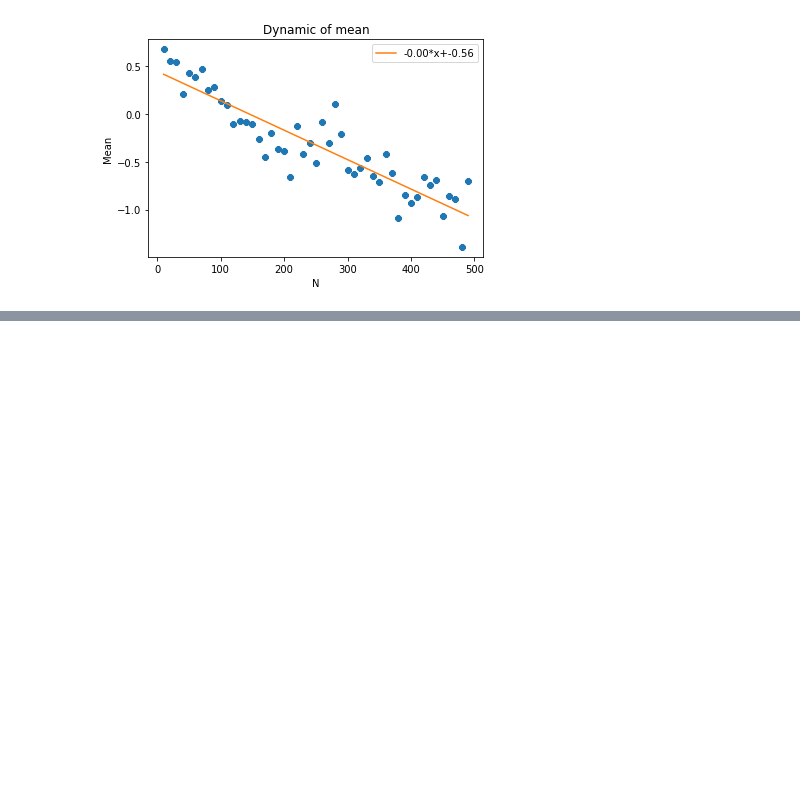
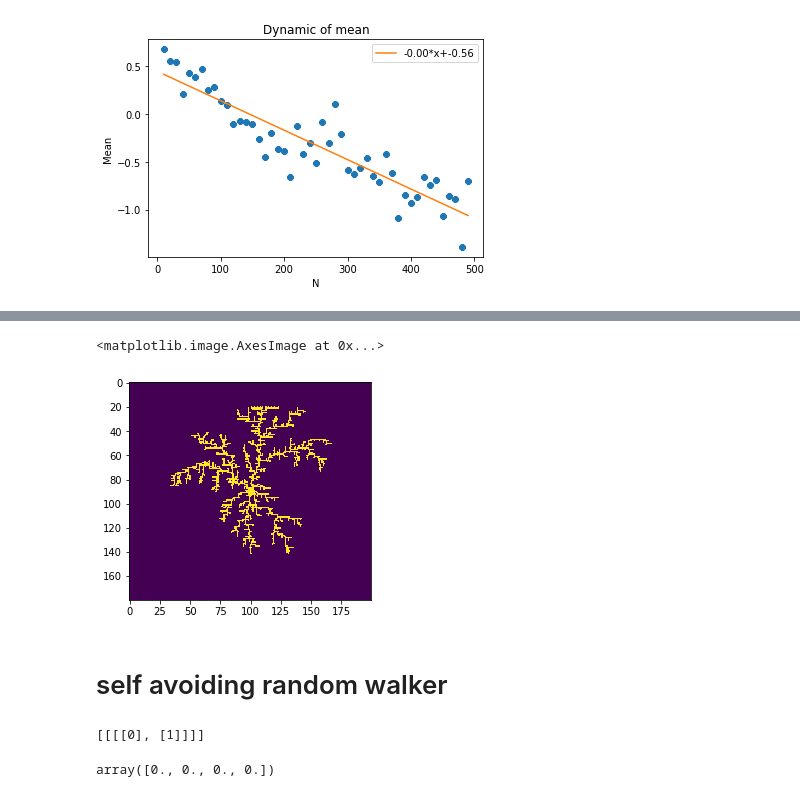
Before and after one commit to alifele/Montecarlo-and-Molecular-dynamics, a Jupyter notebook: Python/Radom_Walk/Random_Walker.ipynb, the cells around one changed output, grey strips where cells are left out. Saved outputs shown, nothing was run; the diff lists cells and outputs as text; code cells hidden in the pictures; blank space fills up the shorter version.

Commit message:
Random Walk update

```diff
--- a/Python/Radom_Walk/Random_Walker.ipynb
+++ b/Python/Radom_Walk/Random_Walker.ipynb
@@ -155,0 +202,41 @@ Text(0.5, 1.0, 'Dynamic of mean')
+# %%
+Number_of_walkers = 1000
+start_row=160
+seed_size=200
+for walker in range(Number_of_walkers):
+    j=np.random.randint(0,seed_size)
+    i=start_row
+    while image[i,j%200]!=1:
+        #print(i)
+        #print(j)
+        if i>start_row:
+            i=start_row
+        i = i%170
+        j=j%200
+
+        rand = np.random.random()
+        if rand>0 and rand<0.25:
+            i = i+1
+        if rand>0.25 and rand<0.5:
+            i = i-1
+        if rand>0.5 and rand<0.75:
+            j = j+1
+        if rand>0.75 and rand<1:
+            j = j-1
+
+        if image[i-1,j%seed_size]==1:
+            image[i,j]=1
+            #print(i,j)
+        if image[i,(j-1)%seed_size]==1:
+            image[i,j]=1
+            #print(i,j)
+        if image[i,(j+1)%seed_size]==1:
+            image[i,j]=1
+            #print(i,j)
+# %%
+plt.imshow(image)
+# %% [output]
+<matplotlib.image.AxesImage at 0x...>
+[figure, added]
+# %% [markdown]
+# self avoiding random walker
@@ -155,0 +251,4 @@ Text(0.5, 1.0, 'Dynamic of mean')
+# %%
+Sequence_Generator(3)
+# %% [output]
+[[[[0], [1]]]]
@@ -155,0 +261,4 @@ Text(0.5, 1.0, 'Dynamic of mean')
+# %%
+seq
+# %% [output]
+array([0., 0., 0., 0.])
```
Also changed, not shown: parts of 6 cells of this notebook, 2 other files.
